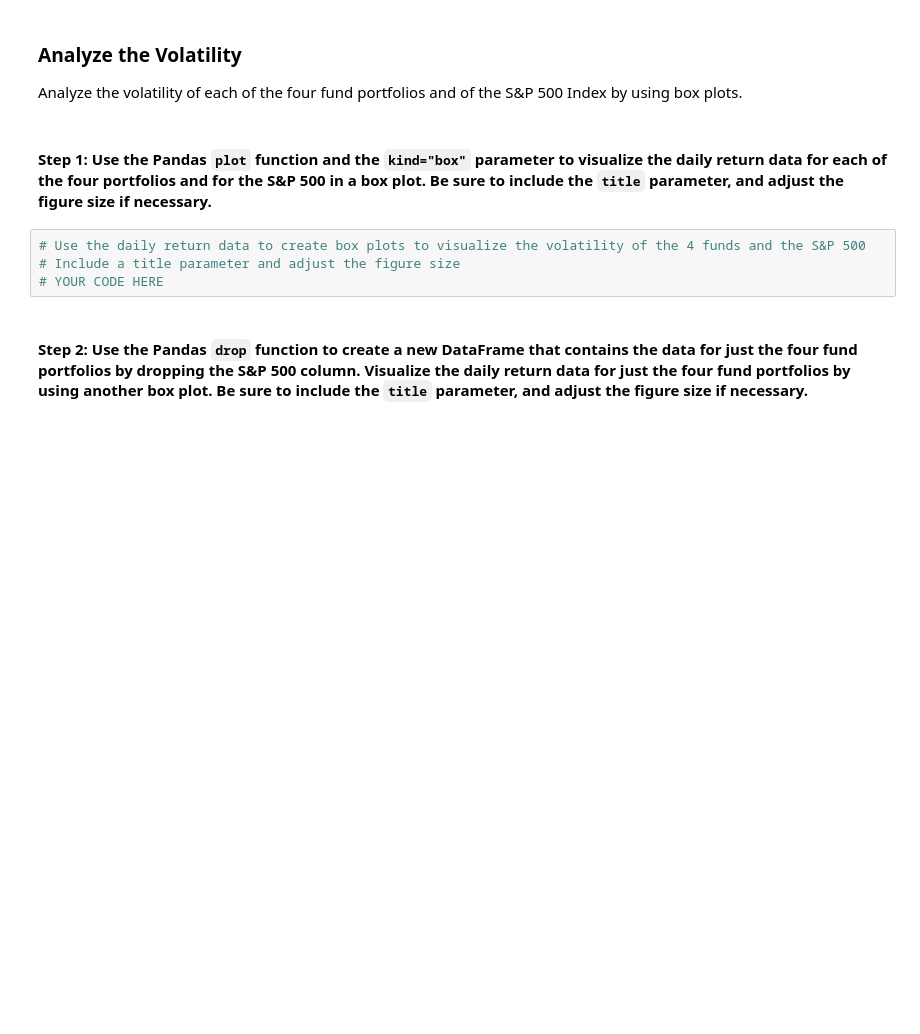
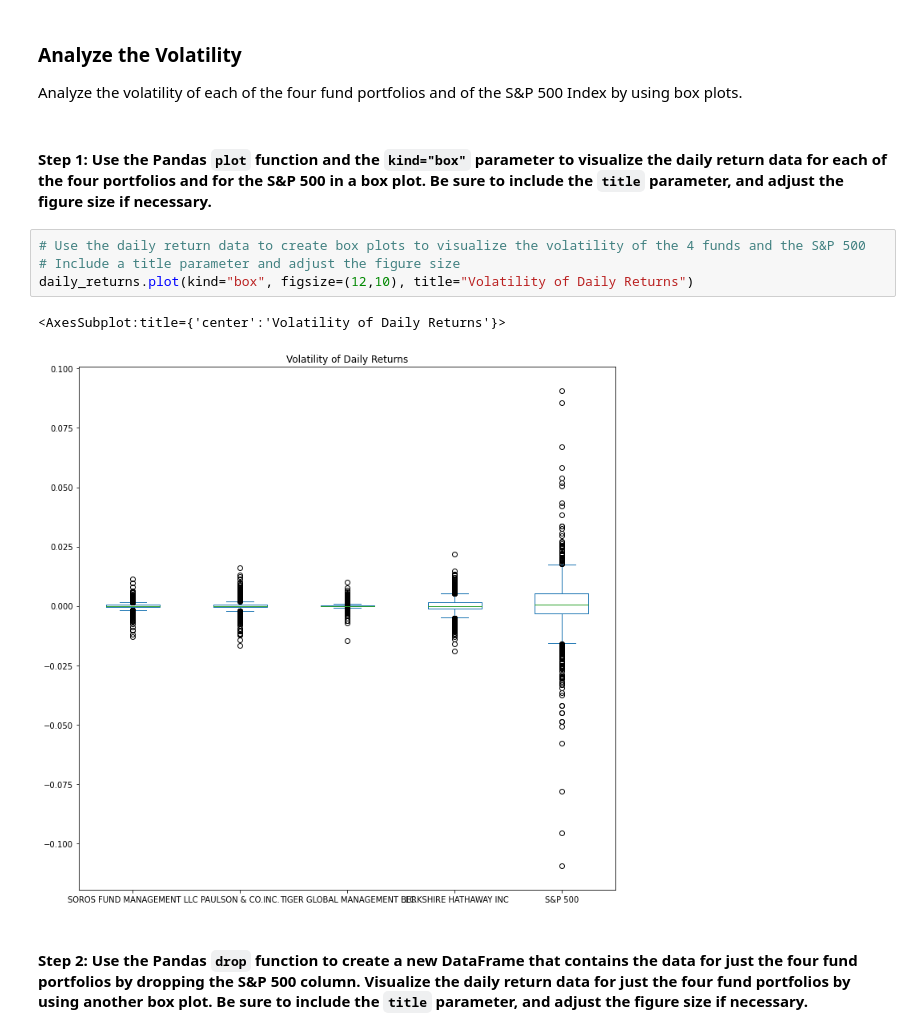
Before and after one commit to dboyne3/Module_Challenge_4, a Jupyter notebook: risk_return_analysis.ipynb, the cells around one changed output. Drawn from its saved outputs; the diff is of its cells as text; blank space fills up the shorter version.

```diff
--- a/risk_return_analysis.ipynb
+++ b/risk_return_analysis.ipynb
@@ -182,7 +194,10 @@ Analyze the volatility of each of the four fund portfolios and of the S&P 500 In
 # %%
 # Use the daily return data to create box plots to visualize the volatility of the 4 funds and the S&P 500
 # Include a title parameter and adjust the figure size
-# YOUR CODE HERE
+daily_returns.plot(kind="box", figsize=(12,10), title="Volatility of Daily Returns")
+# %% [output]
+<AxesSubplot:title={'center':'Volatility of Daily Returns'}>
+[figure, added]
 # %% [markdown]
 #### Step 2: Use the Pandas `drop` function to create a new DataFrame that contains the data for just the four fund portfolios by dropping the S&P 500 column. Visualize the daily return data for just the four fund portfolios by using another box plot. Be sure to include the `title` parameter, and adjust the figure size if necessary.
 # %%
```
Also changed, not shown: parts of 10 cells of this notebook, 1 other file.
